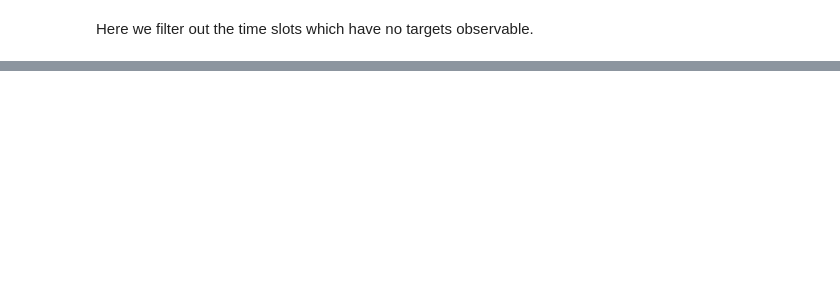
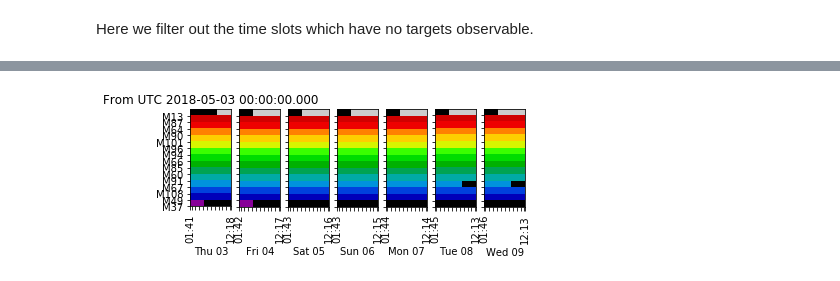
Before and after one commit to bmorris3/whatsup, a Jupyter notebook: draft.ipynb, the cells around one changed output, grey strips where cells are left out. Saved outputs shown, nothing was run; the diff lists cells and outputs as text; code cells hidden in the pictures; blank space fills up the shorter version.

```diff
--- a/draft.ipynb
+++ b/draft.ipynb
@@ -141,0 +152,8 @@ plt.show()
+# %%
+sums = np.sum(filter_out_unobservable_targets.as_matrix(), axis=1)
+
+filter_out_unobservable_targets['sum'] = sums
+
+filter_out_unobservable_targets.sort_values('sum', ascending=False)
+targets_rm_sum = filter_out_unobservable_targets.drop(columns='sum')
+final_table = targets_rm_sum.loc[:,a.values]
@@ -141,0 +168,82 @@ plt.show()
+# %%
+import matplotlib.dates as mdates
+import datetime
+
+sums = np.sum(filter_out_unobservable_targets.as_matrix(), axis=1)
+
+filter_out_unobservable_targets['sum'] = sums
+
+filter_out_unobservable_targets.sort_values('sum', ascending=False)
+targets_rm_sum = filter_out_unobservable_targets.drop(columns='sum')
+
+# Reduce number of rows
+final_table = final_table[0:15]
+
+# To seperate by nights
+days = time_grid_from_range([start_date, end_date], time_resolution=1*u.day)
+twilights = observer.twilight_evening_civil(time=days)
+sunrises = observer.sun_rise_time(time=twilights, which='next')
+sunsets = observer.sun_set_time(time=twilights, which='previous')
+
+# Make subployts for each night
+fig, lis_ax = plt.subplots(1, len(twilights), sharey=True)
+
+# Get a new df per night and plot:
+for i, twilight in enumerate(list(twilights)):
+    # Use truncation to get only columns after sunset and before sunrise
+    df_night = final_table.truncate(sunsets[i].to_datetime(), sunrises[i].to_datetime(), axis=1)
+
+    # Color this
+    arr_night_col = df_night.as_matrix()
+    arr_night_col = arr_night_col * np.linspace(10,100, arr_night_col.shape[0]).reshape((arr_night_col.shape[0],1))
+
+    # Make subplot for this night
+    lis_ax[i].imshow(arr_night_col, cmap='nipy_spectral', origin='lower',
+                     extent=(
+                             #mdates.date2num(df_night.columns[0]),
+                             #mdates.date2num(df_night.columns[-1]),
+                             mdates.date2num(sunsets[i].datetime),
+                             mdates.date2num(sunrises[i].datetime),
+                             0, len(final_table.index.values)),
+                             aspect=0.07)
+
+    # Label and ticks for x-axis
+    lis_ax[i].set_xlabel(twilight.datetime.strftime('%a %d'))
+    lis_xticks = [ sunsets[i].datetime ]
+    lis_xlabels = [sunsets[i].datetime.strftime('%H:%M')]
+    dt_tick = datetime.datetime(sunsets[i].datetime.year,
+                                sunsets[i].datetime.month,
+                                sunsets[i].datetime.day,
+                                sunsets[i].datetime.hour) + datetime.timedelta(hours=1)
+    while dt_tick < sunrises[i].datetime:
+        lis_xticks.append(dt_tick)
+        lis_xlabels.append('')
+        dt_tick = dt_tick + datetime.timedelta(hours=1)
+    lis_xticks.append(sunrises[i].datetime)
+    lis_xlabels.append(sunrises[i].datetime.strftime('%H:%M'))
+
+    lis_ax[i].set_xticks(mdates.date2num(lis_xticks))
+    lis_ax[i].set_xticklabels(lis_xlabels, rotation='vertical')
+    """
+    lis_ax[i].set_xticks([mdates.date2num(sunsets[i].datetime),
+                         #mdates.date2num(twilights[i].datetime),
+                         mdates.date2num(sunrises[i].datetime)])
+    lis_ax[i].set_xticklabels([sunsets[i].datetime.strftime('%H:%M'),
+                                #twilights[i].datetime.strftime('%H:%M'),
+                                sunrises[i].datetime.strftime('%H:%M')],
+                               rotation='vertical')
+    """
+    # Set minor ticks for each hour
+    #lis_ax[i].xaxis.set_minor_locator()
+#
+lis_ax[0].set_title('From UTC {0}'.format(times[0].iso))
+
+# Tweak the common y-axis
+int_skip_labels = 1
+lis_ax[0].set_yticks(range(0,len(final_table.index.values),int_skip_labels))
+lis_ax[0].set_yticklabels(final_table.index.values[::int_skip_labels])
+
+# Show the plot
+#fig.savefig('7-Day Objects 15 targets.png', dpi=900, bbox_inches='tight')
+plt.show()
+# %% [output]
@@ -141,0 +254 @@ plt.show()
+[figure, added]
```
Also changed, not shown: parts of 13 cells of this notebook.
